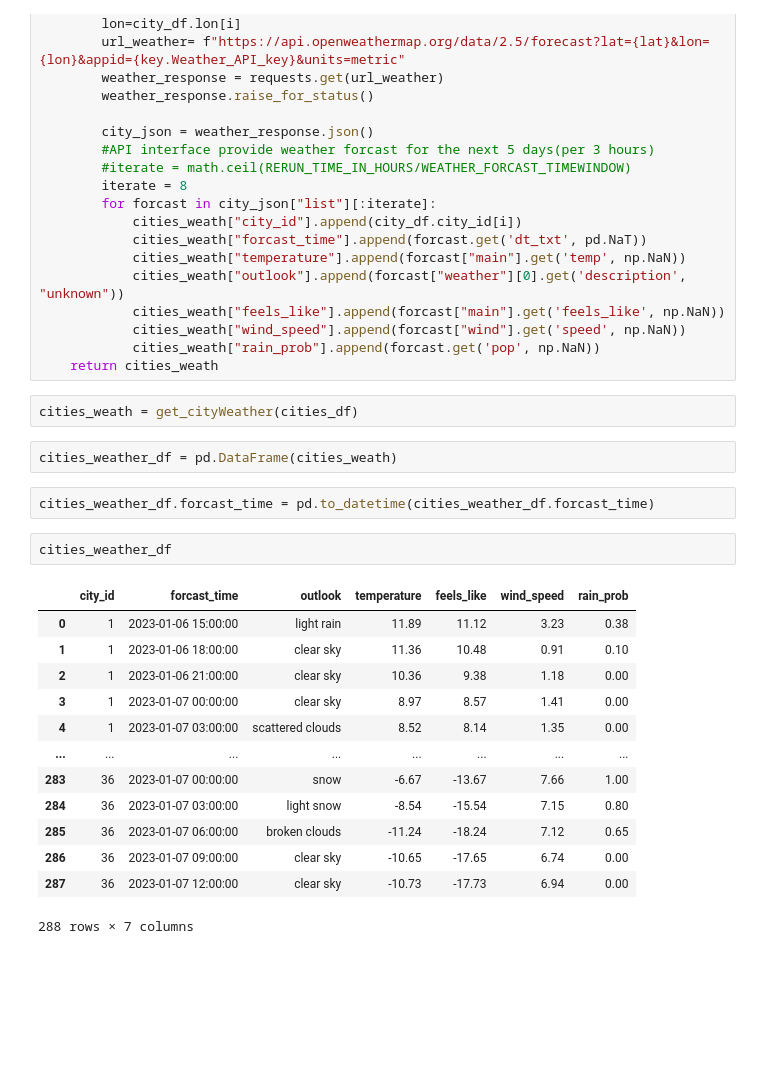
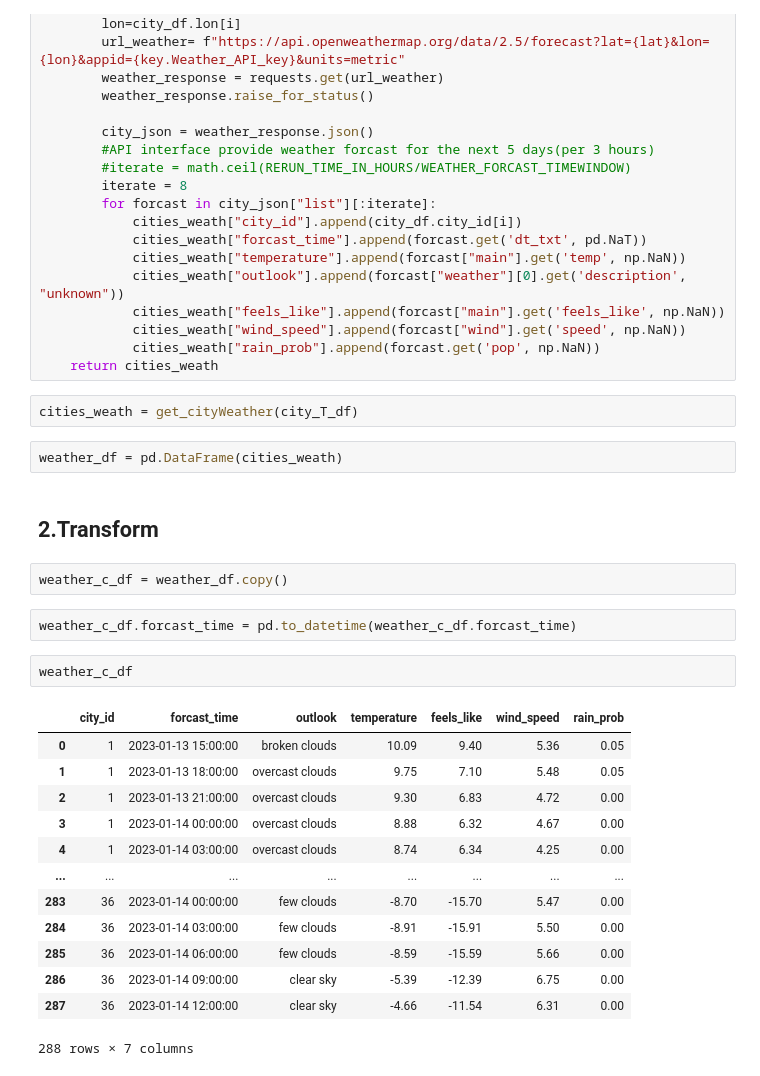
Before and after one commit to JacquelineBashta/WebScrap_GansEscooter, a Jupyter notebook: 03_weather/weather.ipynb, the cells around one changed output. Cells and saved outputs as stored; diff of their text form; blank space fills up the shorter version.

```diff
--- a/03_weather/weather.ipynb
+++ b/03_weather/weather.ipynb
@@ -73,25 +75,29 @@ def get_cityWeather(city_df):
             cities_weath["rain_prob"].append(forcast.get('pop', np.NaN))
     return cities_weath
 # %%
-cities_weath = get_cityWeather(cities_df)
+cities_weath = get_cityWeather(city_T_df)
 # %%
-cities_weather_df = pd.DataFrame(cities_weath)
+weather_df = pd.DataFrame(cities_weath)
+# %% [markdown]
+## 2.Transform
+# %%
+weather_c_df = weather_df.copy()
 # %%
-cities_weather_df.forcast_time = pd.to_datetime(cities_weather_df.forcast_time)
+weather_c_df.forcast_time = pd.to_datetime(weather_c_df.forcast_time)
-# %%
-cities_weather_df
-# %% [output]
-|  | city_id | forcast_time | outlook | temperature | feels_like | wind_speed | rain_prob |
-| 0 | 1 | 2023-01-06 15:00:00 | light rain | 11.89 | 11.12 | 3.23 | 0.38 |
-| 1 | 1 | 2023-01-06 18:00:00 | clear sky | 11.36 | 10.48 | 0.91 | 0.10 |
-| 2 | 1 | 2023-01-06 21:00:00 | clear sky | 10.36 | 9.38 | 1.18 | 0.00 |
-| 3 | 1 | 2023-01-07 00:00:00 | clear sky | 8.97 | 8.57 | 1.41 | 0.00 |
-| 4 | 1 | 2023-01-07 03:00:00 | scattered clouds | 8.52 | 8.14 | 1.35 | 0.00 |
-| ... | ... | ... | ... | ... | ... | ... | ... |
-| 283 | 36 | 2023-01-07 00:00:00 | snow | -6.67 | -13.67 | 7.66 | 1.00 |
-| 284 | 36 | 2023-01-07 03:00:00 | light snow | -8.54 | -15.54 | 7.15 | 0.80 |
-| 285 | 36 | 2023-01-07 06:00:00 | broken clouds | -11.24 | -18.24 | 7.12 | 0.65 |
-| 286 | 36 | 2023-01-07 09:00:00 | clear sky | -10.65 | -17.65 | 6.74 | 0.00 |
-| 287 | 36 | 2023-01-07 12:00:00 | clear sky | -10.73 | -17.73 | 6.94 | 0.00 |
-288 rows × 7 columns
+# %%
+weather_c_df
+# %% [output]
+|  | city_id | forcast_time | outlook | temperature | feels_like | wind_speed | rain_prob |
+| 0 | 1 | 2023-01-13 15:00:00 | broken clouds | 10.09 | 9.40 | 5.36 | 0.05 |
+| 1 | 1 | 2023-01-13 18:00:00 | overcast clouds | 9.75 | 7.10 | 5.48 | 0.05 |
+| 2 | 1 | 2023-01-13 21:00:00 | overcast clouds | 9.30 | 6.83 | 4.72 | 0.00 |
+| 3 | 1 | 2023-01-14 00:00:00 | overcast clouds | 8.88 | 6.32 | 4.67 | 0.00 |
+| 4 | 1 | 2023-01-14 03:00:00 | overcast clouds | 8.74 | 6.34 | 4.25 | 0.00 |
+| ... | ... | ... | ... | ... | ... | ... | ... |
+| 283 | 36 | 2023-01-14 00:00:00 | few clouds | -8.70 | -15.70 | 5.47 | 0.00 |
+| 284 | 36 | 2023-01-14 03:00:00 | few clouds | -8.91 | -15.91 | 5.50 | 0.00 |
+| 285 | 36 | 2023-01-14 06:00:00 | few clouds | -8.59 | -15.59 | 5.66 | 0.00 |
+| 286 | 36 | 2023-01-14 09:00:00 | clear sky | -5.39 | -12.39 | 6.75 | 0.00 |
+| 287 | 36 | 2023-01-14 12:00:00 | clear sky | -4.66 | -11.54 | 6.31 | 0.00 |
+288 rows × 7 columns
 # %%
```
Also changed, not shown: parts of 13 cells of this notebook, 3 other files.
